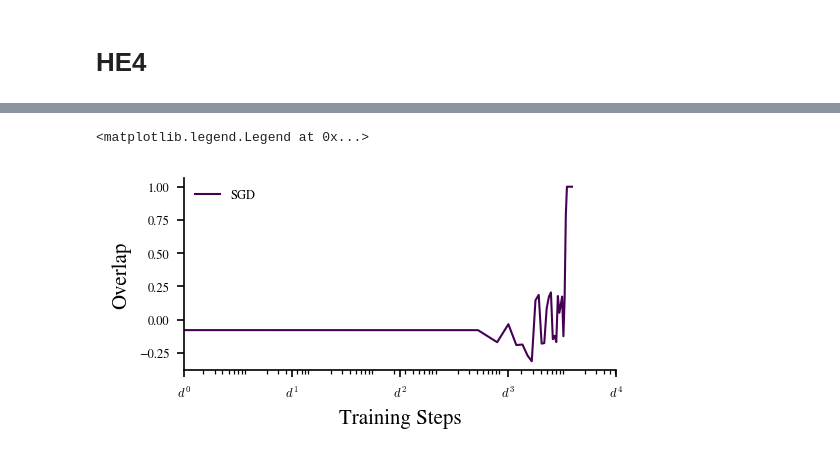
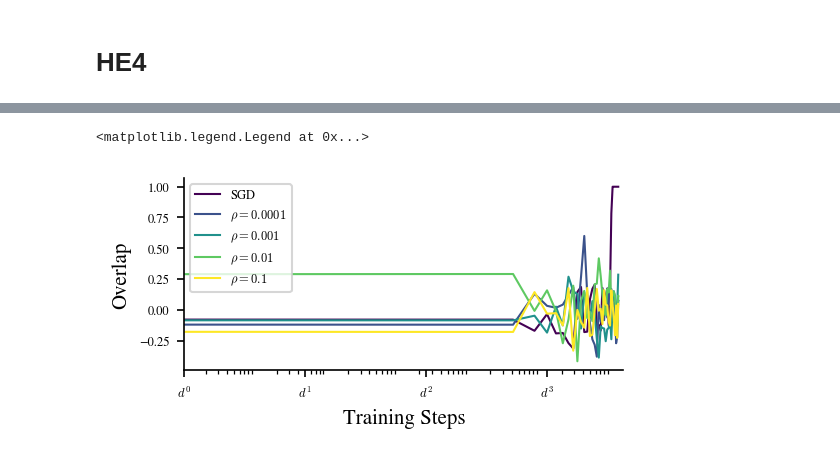
Before and after one commit to CristopherErazo/SAM, a Jupyter notebook: notebooks/26_02_18_Sfm_vs_Linear.ipynb, the cells around one changed output, grey strips where cells are left out. Drawn from its saved outputs; the diff is of its cells as text; code cells hidden in the pictures.

Commit message:
New dual task and plot

```diff
--- a/notebooks/26_02_18_Sfm_vs_Linear.ipynb
+++ b/notebooks/26_02_18_Sfm_vs_Linear.ipynb
@@ -708,13 +708,16 @@ lr = 0.00002                # Learning rate
 gamma = 0.0
 opt = 'SAM'
 
-rhos = [0.0,0.0001,0.001,0.01,0.1][:1]
+rhos = [0.0,0.0001,0.001,0.01,0.1]
 
 
 summary = []
 
 for rho in rhos:
-    if rho == 0.0: opt = 'SGD'
+    if rho == 0.0:
+        opt = 'SGD'
+    else:
+        opt = 'SAM'
     fix_names = ['d','tch_act','std_act','n_test']
     var_names = ['bs','opt','lr','q','rho','gamma']
     params = make_params_dict(fix_names, var_names)
@@ -727,31 +734,33 @@ File first_tests_bs1_gamma0_lr2e-05_optSGD_q2_rho0.pkl loaded with pickle.load f
 # %%
 # Settings
 
 set_font_sizes(conf='tight')
 
-x_tk = [d**i for i in range(5)]
-x_lb = [f'$d^{i}$' for i in range(5)]
+x_tk = [d**i for i in range(4)]
+x_lb = [f'$d^{i}$' for i in range(4)]
 
 colors = plt.get_cmap('viridis')(np.linspace(0,1,len(rhos)))
 
 # Plot
 fig , axes = create_fig()
 ax = axes
 
 
 for i , rho in enumerate(rhos):
     data = summary[i]
     label = rf'$\rho={rho}$' if rho > 0 else 'SGD'
     m = data['overlap']
 
     axes.plot(data['step'],m*np.sign(m[-1]),label=label,color=colors[i],lw=1)
 
 
 ax.set_xscale('log')
 ax.set_xticks(x_tk,x_lb)
 ax.set_xlabel('Training Steps')
 ax.set_ylabel('Overlap')
-ax.legend(frameon=False)
+ax.legend(frameon=True)
+
+# save_fig(fig, 'training_HE4',params=None,date=True)
 # %% [output]
 <matplotlib.legend.Legend at 0x...>
-[figure, old version]
+[figure, new version]
```
Also changed, not shown: parts of 1 cell of this notebook, 8 other files.
